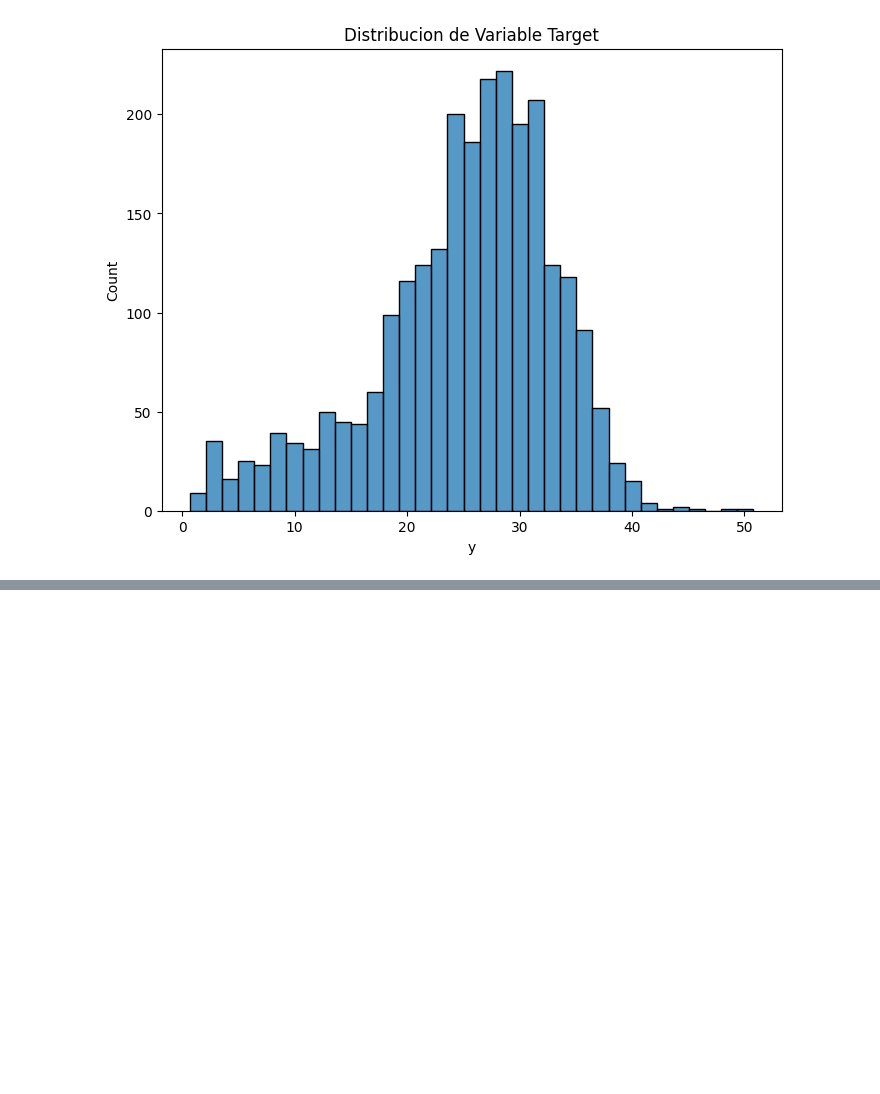
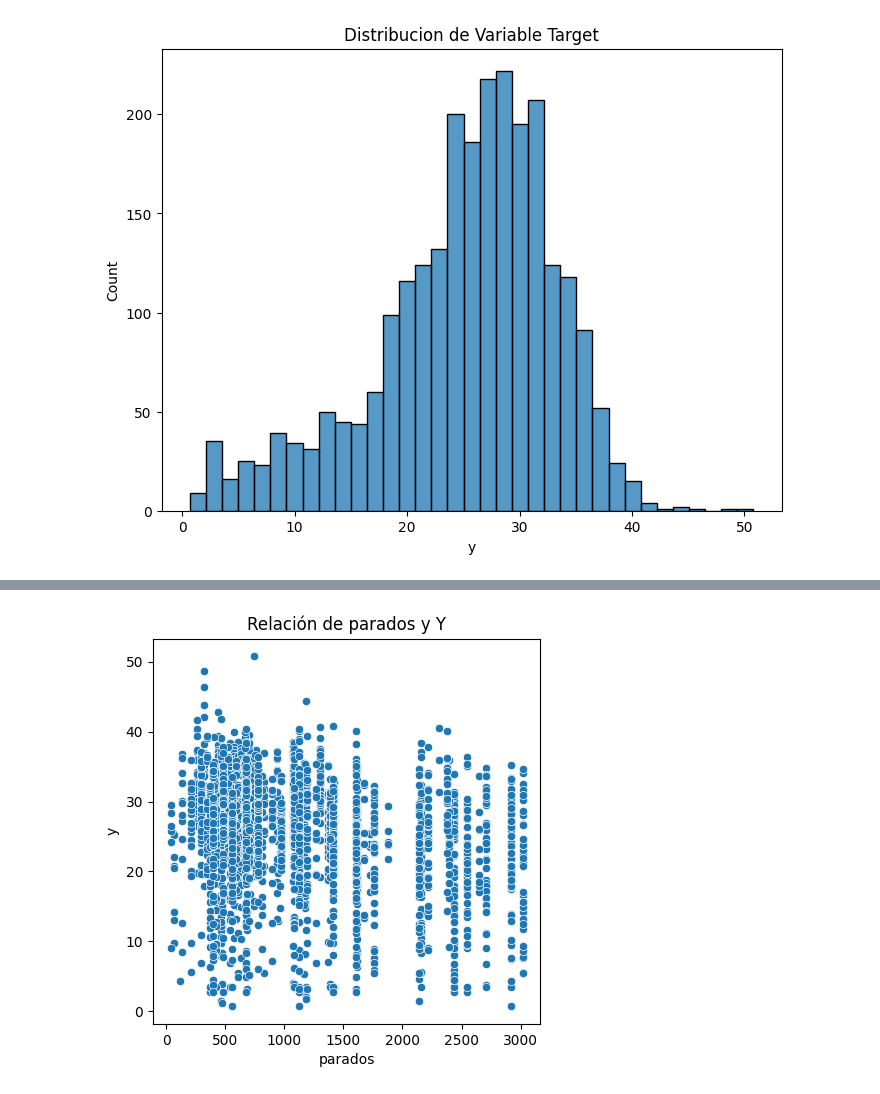
Before and after one commit to Krvelez92/Modelo_Prediccion_Rating, a Jupyter notebook: notebooks/02_LimpiezaEDA.ipynb, the cells around one changed output, grey strips where cells are left out. Cells and saved outputs as stored; diff of their text form; code cells hidden in the pictures; blank space fills up the shorter version.

```diff
--- a/notebooks/02_LimpiezaEDA.ipynb
+++ b/notebooks/02_LimpiezaEDA.ipynb
@@ -453,0 +656,9 @@ sns.boxplot(restautantes['price_level']);
+# %%
+plt.figure(figsize=(5,5))
+sns.scatterplot(y=restaurantes['y'], x=restaurantes['parados'])
+plt.title(label='Relación de parados y Y')
+plt.xlabel('parados')
+plt.ylabel('y')
+plt.show()
+# %% [output]
+[figure, added]
```
Also changed, not shown: parts of 66 cells of this notebook, 4 other files.
